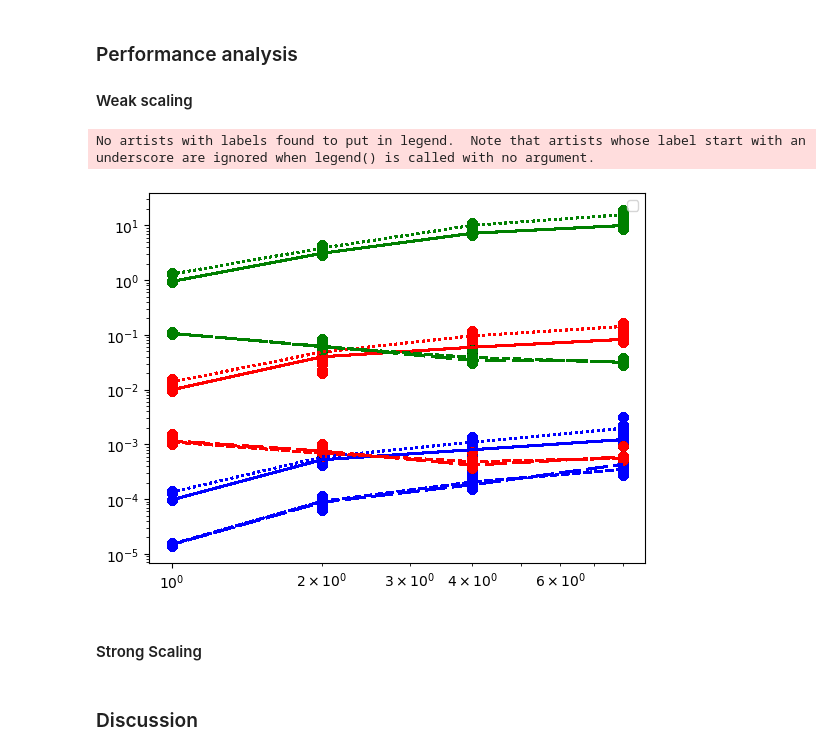
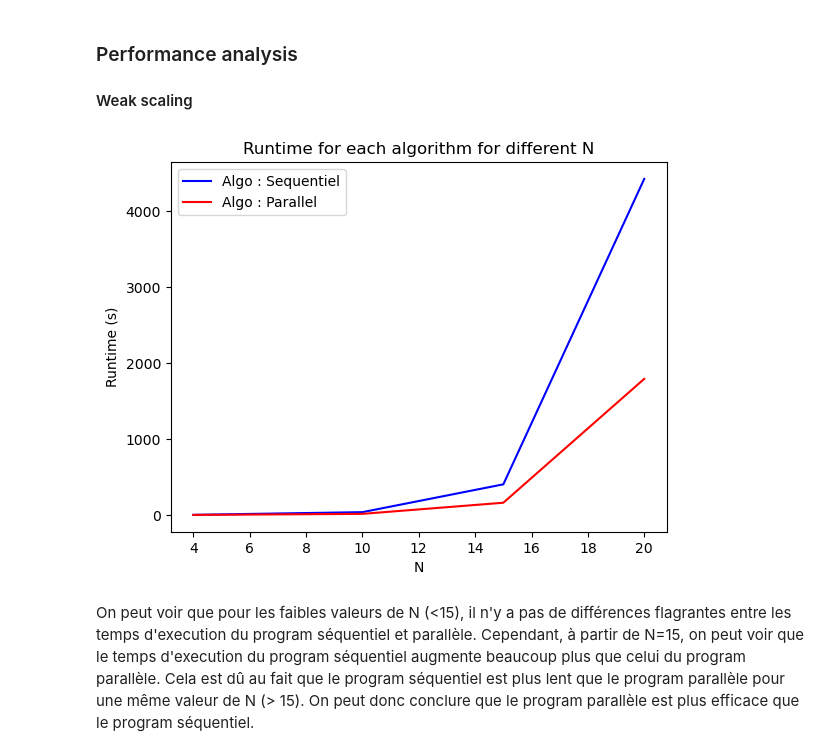
Before and after one commit to fitz35/TP1-openMP, a Jupyter notebook: src/openMP/part3/openmp_tp_part-3.ipynb, the cells around one changed output. Drawn from its saved outputs; the diff is of its cells as text; code cells hidden in the pictures.

```diff
--- a/src/openMP/part3/openmp_tp_part-3.ipynb
+++ b/src/openMP/part3/openmp_tp_part-3.ipynb
@@ -42,38 +42,35 @@ import numpy as np
 from numpy import genfromtxt
 
 import pandas as pd
 
 import warnings
 warnings.filterwarnings('ignore')
 
 df = pd.read_csv('../fib_Stats.csv',header=0,dtype={
                     'version': str,
                     'N': "int64",
                     'runtime' : "float64"
                  }
                  )
 color_algo = {"Sequentiel" : "blue", "Parallel" : "red"}
 algo_compare = ['Sequentiel', 'Parallel']
 
 
 color_N = {4 : "blue", 10: "red", 15 : "green", 20 : "black", 24 : "orange"}
 
 for algo in algo_compare:
     df_algo = df[df['version'] == algo]
     mean = df_algo.groupby(['N']).mean().reset_index()
     plt.plot(mean['N'], mean['runtime'], color=color_algo[algo], label="Algo : " + str(algo))
 
 plt.legend()
 plt.title("Runtime for each algorithm for different N")
 plt.xlabel("N")
 plt.ylabel("Runtime (s)")
-plt.yscale('log', base=2)
-plt.xscale('log', base=2)
+#plt.yscale('log', base=2)
+#plt.xscale('log', base=2)
 plt.show()
 # %% [output]
-No artists with labels found to put in legend.  Note that artists whose label start with an underscore are ignored when legend() is called with no argument.
-[figure, old version]
+[figure, new version]
-# %% [markdown]
-#### Strong Scaling
-# %% [markdown]
-### Discussion
+# %% [markdown]
+On peut voir que pour les faibles valeurs de N (<15), il n'y a pas de différences flagrantes entre les temps d'execution du program séquentiel et parallèle. Cependant, à partir de N=15, on peut voir que le temps d'execution du program séquentiel augmente beaucoup plus que celui du program parallèle. Cela est dû au fait que le program séquentiel est plus lent que le program parallèle pour une même valeur de N (> 15). On peut donc conclure que le program parallèle est plus efficace que le program séquentiel.
```
Also changed, not shown: 1 other file.
